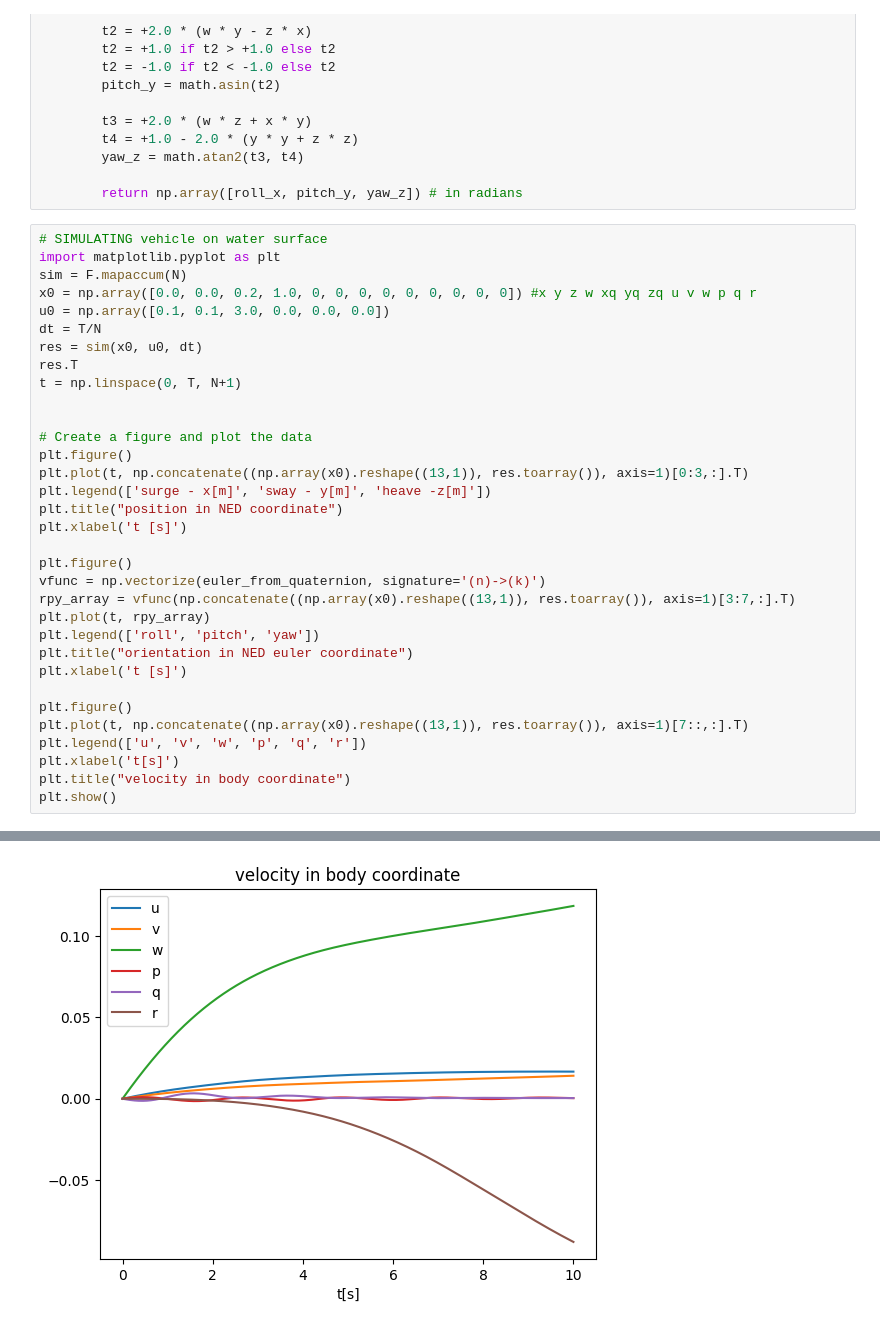
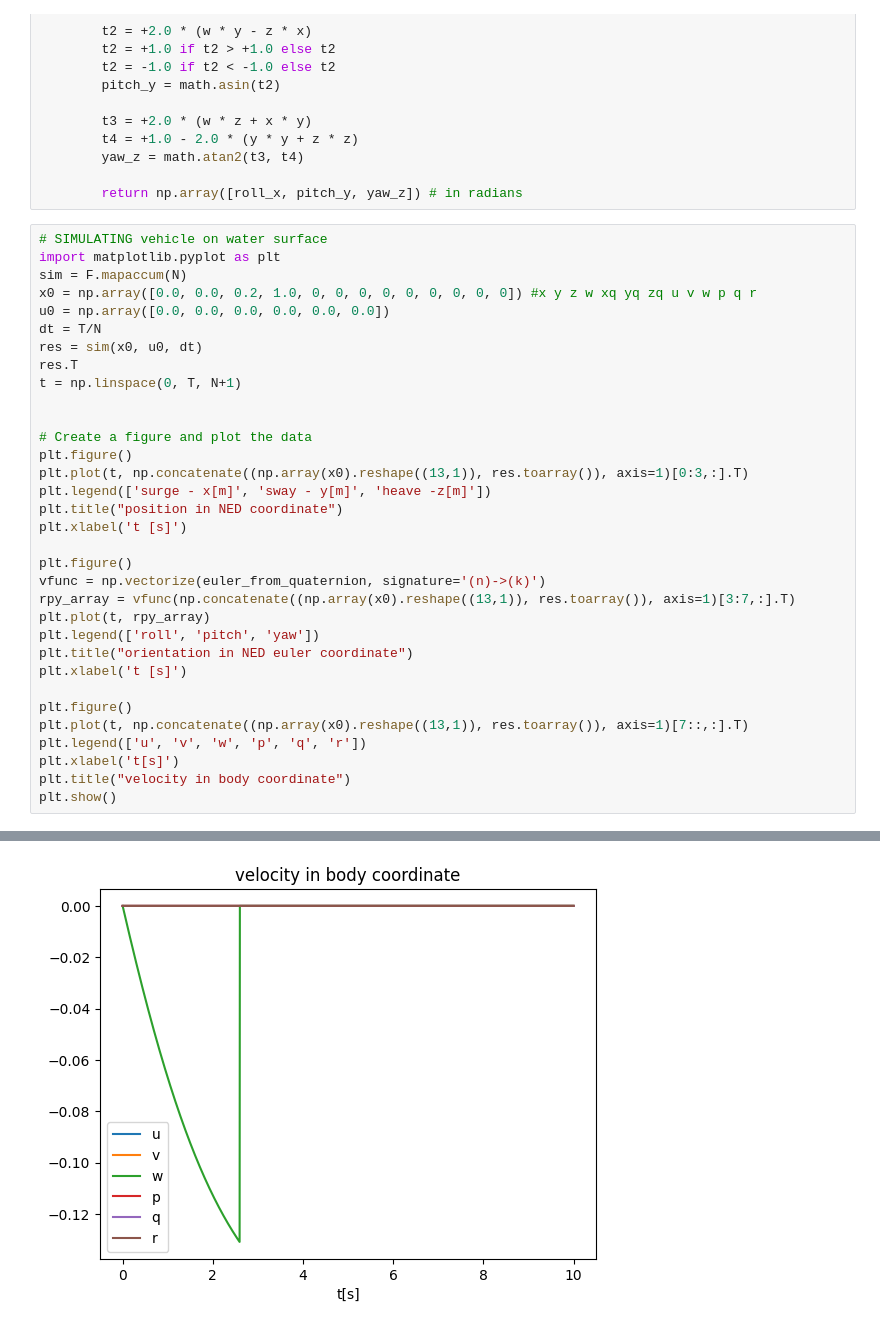
Before and after one commit to edxmorgan/diff_uv, a Jupyter notebook: usage/uv_simulation.ipynb, the cells around one changed output, grey strips where cells are left out. Cells and saved outputs as stored; diff of their text form.

```diff
--- a/usage/uv_simulation.ipynb
+++ b/usage/uv_simulation.ipynb
@@ -30,7 +30,7 @@ def euler_from_quaternion(q):
 import matplotlib.pyplot as plt
 sim = F.mapaccum(N)
 x0 = np.array([0.0, 0.0, 0.2, 1.0, 0, 0, 0, 0, 0, 0, 0, 0, 0]) #x y z w xq yq zq u v w p q r
-u0 = np.array([0.1, 0.1, 3.0, 0.0, 0.0, 0.0])
+u0 = np.array([0.0, 0.0, 0.0, 0.0, 0.0, 0.0])
 dt = T/N
 res = sim(x0, u0, dt)
 res.T
@@ -64 +64 @@ plt.show()
-[figure, old version]
+[figure, new version]
```
Also changed, not shown: parts of 1 cell of this notebook.
